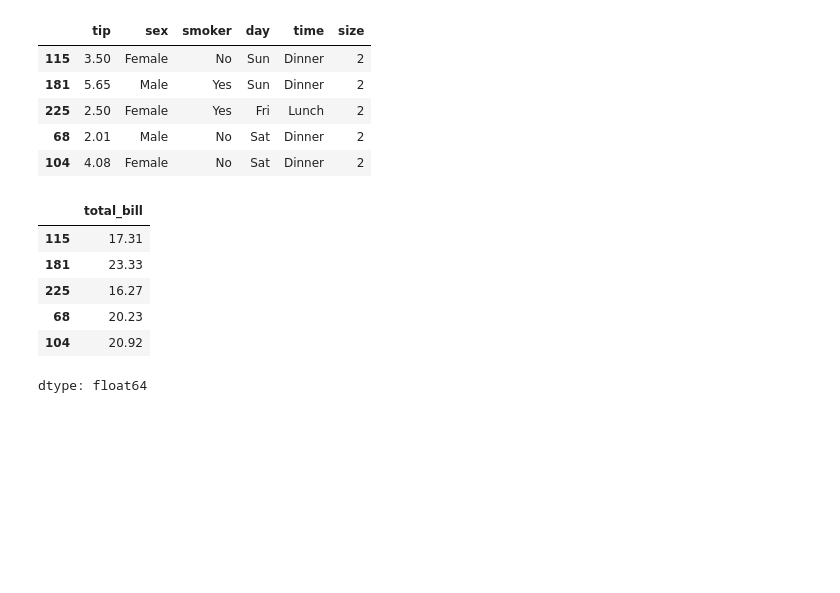
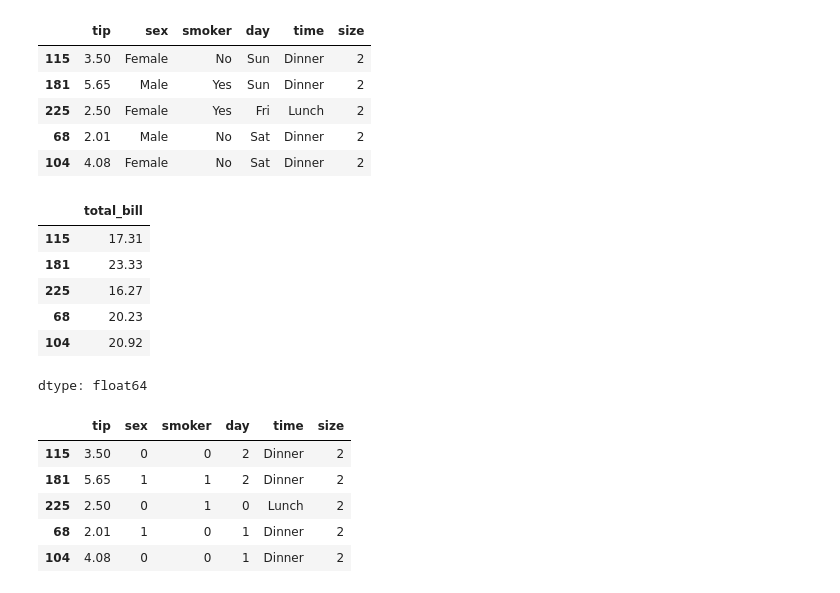
Before and after one commit to AyanSrivastava11/projects, a Jupyter notebook: 3 - svm/svr.ipynb, the cells around one changed output. Cells and saved outputs as stored; diff of their text form; code cells hidden in the pictures; blank space fills up the shorter version.

```diff
--- a/3 - svm/svr.ipynb
+++ b/3 - svm/svr.ipynb
@@ -88,3 +88,21 @@ y_train.head()
 | 68 | 20.23 |
 | 104 | 20.92 |
 dtype: float64
+# %%
+from sklearn.preprocessing import LabelEncoder
+le1 = LabelEncoder()
+le2 = LabelEncoder()
+le3 = LabelEncoder()
+# %%
+X_train['sex'] = le1.fit_transform(X_train['sex'])
+X_train['smoker'] = le2.fit_transform(X_train['smoker'])
+X_train['day'] = le3.fit_transform(X_train['day'])
+# %%
+X_train.head()
+# %% [output]
+|  | tip | sex | smoker | day | time | size |
+| 115 | 3.50 | 0 | 0 | 2 | Dinner | 2 |
+| 181 | 5.65 | 1 | 1 | 2 | Dinner | 2 |
+| 225 | 2.50 | 0 | 1 | 0 | Lunch | 2 |
+| 68 | 2.01 | 1 | 0 | 1 | Dinner | 2 |
+| 104 | 4.08 | 0 | 0 | 1 | Dinner | 2 |
```
Also changed, not shown: parts of 8 cells of this notebook.
